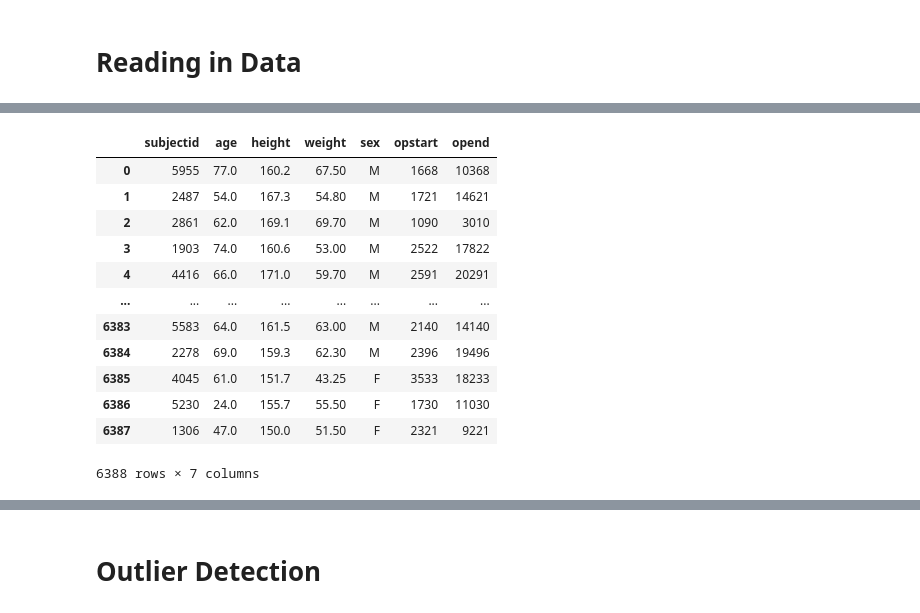
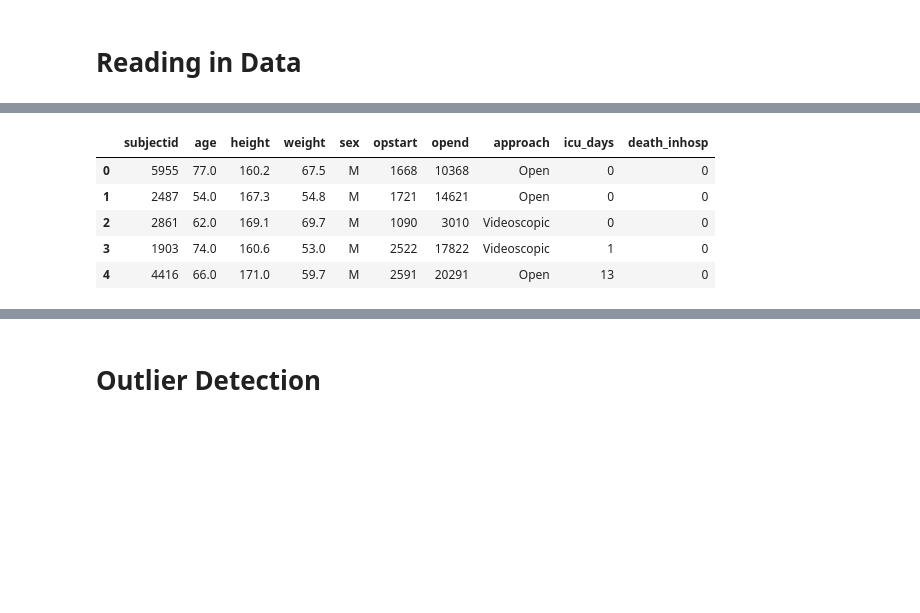
Before and after one commit to juliatompkins/surgical_critical_event_prediction, a Jupyter notebook: Mid-Semester Report.ipynb, the cells around one changed output, grey strips where cells are left out. Cells and saved outputs as stored; diff of their text form; code cells hidden in the pictures; blank space fills up the shorter version.

```diff
--- a/Mid-Semester Report.ipynb
+++ b/Mid-Semester Report.ipynb
@@ -32,17 +28,10 @@ df_lab = pd.read_csv("https://api.vitaldb.net/labs")
 # %%
-info = df_info[['subjectid', 'age', 'height', 'weight', 'sex', 'opstart', 'opend']].copy()
-info
+info = df_info[['subjectid', 'age', 'height', 'weight', 'sex', 'opstart', 'opend', 'approach', 'icu_days', 'death_inhosp']].copy()
+info.head()
 # %% [output]
-|  | subjectid | age | height | weight | sex | opstart | opend |
-| 0 | 5955 | 77.0 | 160.2 | 67.50 | M | 1668 | 10368 |
-| 1 | 2487 | 54.0 | 167.3 | 54.80 | M | 1721 | 14621 |
-| 2 | 2861 | 62.0 | 169.1 | 69.70 | M | 1090 | 3010 |
-| 3 | 1903 | 74.0 | 160.6 | 53.00 | M | 2522 | 17822 |
-| 4 | 4416 | 66.0 | 171.0 | 59.70 | M | 2591 | 20291 |
-| ... | ... | ... | ... | ... | ... | ... | ... |
-| 6383 | 5583 | 64.0 | 161.5 | 63.00 | M | 2140 | 14140 |
-| 6384 | 2278 | 69.0 | 159.3 | 62.30 | M | 2396 | 19496 |
-| 6385 | 4045 | 61.0 | 151.7 | 43.25 | F | 3533 | 18233 |
-| 6386 | 5230 | 24.0 | 155.7 | 55.50 | F | 1730 | 11030 |
-| 6387 | 1306 | 47.0 | 150.0 | 51.50 | F | 2321 | 9221 |
+|  | subjectid | age | height | weight | sex | opstart | opend | approach | icu_days | death_inhosp |
+| 0 | 5955 | 77.0 | 160.2 | 67.5 | M | 1668 | 10368 | Open | 0 | 0 |
+| 1 | 2487 | 54.0 | 167.3 | 54.8 | M | 1721 | 14621 | Open | 0 | 0 |
+| 2 | 2861 | 62.0 | 169.1 | 69.7 | M | 1090 | 3010 | Videoscopic | 0 | 0 |
+| 3 | 1903 | 74.0 | 160.6 | 53.0 | M | 2522 | 17822 | Videoscopic | 1 | 0 |
+| 4 | 4416 | 66.0 | 171.0 | 59.7 | M | 2591 | 20291 | Open | 13 | 0 |
-6388 rows × 7 columns
```
Also changed, not shown: parts of 29 cells of this notebook.
